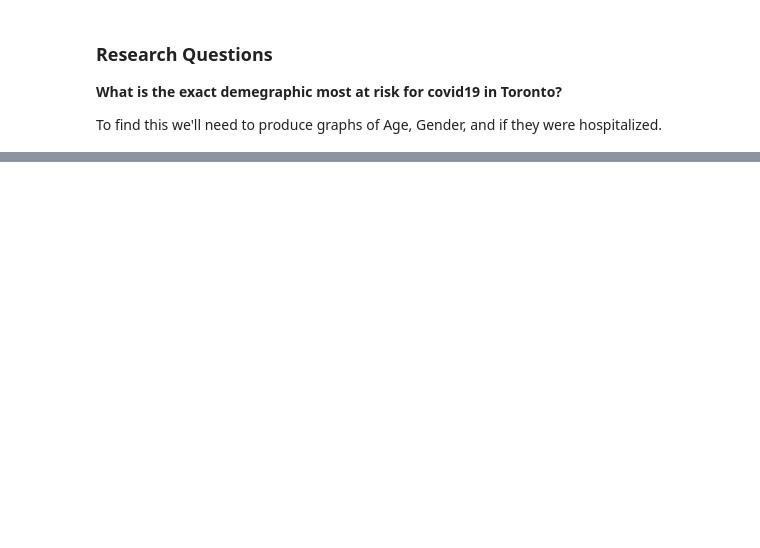
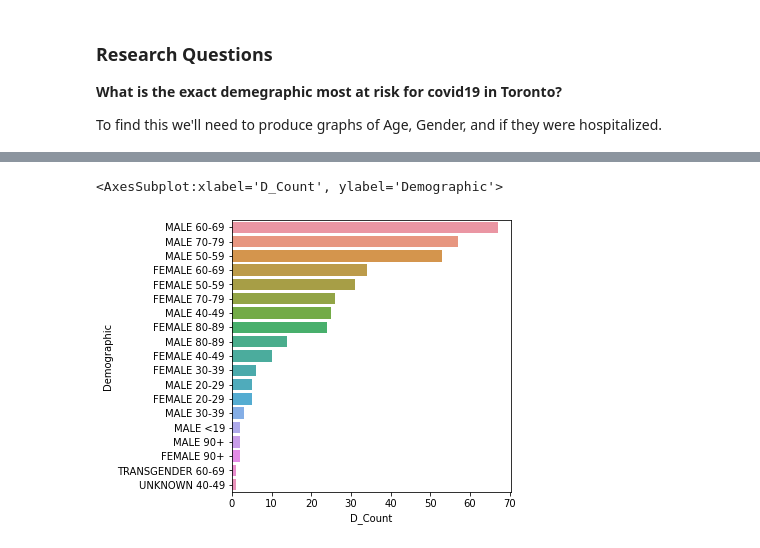
Before and after one commit to data301-2020-winter1/course-project-group_6022, a Jupyter notebook: analysis/Task 5 Folder Milestone 2/Analysis Notebook.ipynb, the cells around one changed output, grey strips where cells are left out. Cells and saved outputs as stored; diff of their text form; code cells hidden in the pictures; blank space fills up the shorter version.

```diff
--- a/analysis/Task 5 Folder Milestone 2/Analysis Notebook.ipynb
+++ b/analysis/Task 5 Folder Milestone 2/Analysis Notebook.ipynb
@@ -50,0 +29,14 @@ ndf.head(20)
+# %%
+#create a new data frame of values we care about
+ndf = df.groupby(["Gender", "Age_Group", "Ever_Hospitalized"]).size().reset_index()
+ndf = ndf.rename(columns  = {0:'D_Count'})
+ndf = ndf.sort_values(by = 'D_Count', ascending = False)
+#drop those who were not hosplitalized, and then drop the hopitalized column.
+ndf = ndf.loc[ndf["Ever_Hospitalized"].str.contains("Yes")]
+ndf = ndf.drop(["Ever_Hospitalized"], axis = 1)
+
+#create a demographic column, combine gender and agegroup together
+ndf.insert( 2,column = 'Demographic', value = (ndf['Gender'][:] + " " + ndf['Age_Group'][:]))
+order = ndf['Demographic'].to_list()
+ndf = ndf.reset_index(drop = True)
+ndf
@@ -50,0 +61,8 @@ ndf.head(20)
+# %%
+import seaborn as sns
+from matplotlib import pyplot as plt
+plt.figure(figsize=(5,5))
+sns.barplot(x ='D_Count', y = 'Demographic', data= ndf, order= order)
+# %% [output]
+<AxesSubplot:xlabel='D_Count', ylabel='Demographic'>
+[figure, added]
```
Also changed, not shown: parts of 3 cells of this notebook, 3 other files.
